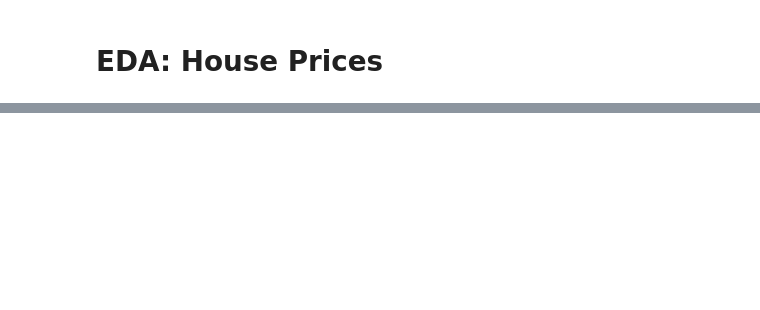
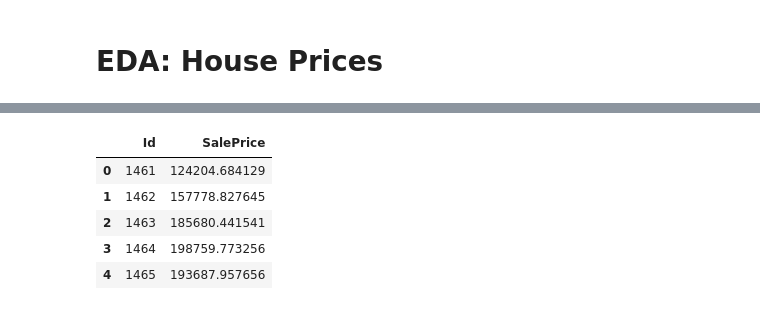
Before and after one commit to HolSoul/KaggleCompetitions, a Jupyter notebook: housing-prices-regression/notebooks/01-EDA.ipynb, the cells around one changed output, grey strips where cells are left out. Saved outputs shown, nothing was run; the diff lists cells and outputs as text; code cells hidden in the pictures; blank space fills up the shorter version.

```diff
--- a/housing-prices-regression/notebooks/01-EDA.ipynb
+++ b/housing-prices-regression/notebooks/01-EDA.ipynb
@@ -210,0 +462,76 @@ Ridge RMSE: 0.12725
+# %%
+from sklearn.model_selection import KFold
+import numpy as np
+
+# --- Stacking Implementation ---
+
+# We'll use the models and parameters from our best submission (the one that got 36th place)
+# We will use the outlier-removed X and y datasets
+ridge = Ridge(alpha=15)
+lasso = Lasso(alpha=0.0004, max_iter=5000)
+elasticnet = ElasticNet(alpha=0.0005, l1_ratio=0.9)
+xgb = XGBRegressor(learning_rate=0.05, n_estimators=3460,
+                   max_depth=3, min_child_weight=0,
+                   gamma=0, subsample=0.7,
+                   colsample_bytree=0.7,
+                   reg_alpha=0.005,
+                   nthread=-1,
+                   scale_pos_weight=1, seed=27,
+                   random_state=42)
+
+base_models = {'Ridge': ridge, 'Lasso': lasso, 'ElasticNet': elasticnet, 'XGBoost': xgb}
+kfolds = KFold(n_splits=10, shuffle=True, random_state=42)
+
+# This function generates "out-of-fold" predictions.
+# This is a key part of stacking to prevent data leakage.
+def get_oof_predictions(models, X_train, y_train, X_test, kfolds):
+    # Create empty arrays to store our predictions
+    oof_train = np.zeros((X_train.shape[0], len(models)))
+    oof_test = np.zeros((X_test.shape[0], len(models)))
+
+    X_train_np = X_train.values
+    y_train_np = y_train.values
+    X_test_np = X_test.values
+
+    for i, (name, model) in enumerate(models.items()):
+        print(f"Training and predicting with {name}...")
+        oof_test_model = np.zeros((X_test.shape[0], kfolds.n_splits))
+
+        for j, (train_idx, val_idx) in enumerate(kfolds.split(X_train_np)):
+            X_fold_train, X_fold_val = X_train_np[train_idx], X_train_np[val_idx]
+            y_fold_train = y_train_np[train_idx]
+
+            model.fit(X_fold_train, y_fold_train)
+
+            oof_train[val_idx, i] = model.predict(X_fold_val)
+            oof_test_model[:, j] = model.predict(X_test_np)
+
+        oof_test[:, i] = oof_test_model.mean(axis=1) # Average predictions for the test set
+
+    return oof_train, oof_test
+
+# Get the predictions from our base models
+oof_train_preds, oof_test_preds = get_oof_predictions(base_models, X, y, X_test, kfolds)
+
+# --- Train the Meta-Model ---
+print("\nTraining the meta-model...")
+
+# We'll use Lasso as our meta-model. It's great for finding the best weights for combining predictions.
+meta_model = Lasso(alpha=0.0001, max_iter=5000)
+
+# The training data for the meta-model are the predictions from the base models
+meta_model.fit(oof_train_preds, y)
+
+# Make the final prediction on the test predictions
+final_predictions_log = meta_model.predict(oof_test_preds)
+
+# Reverse the log transformation
+final_predictions = np.expm1(final_predictions_log)
+
+# --- Create final submission file ---
+submission_stacked = pd.DataFrame({'Id': test_df['Id'], 'SalePrice': final_predictions})
+submission_stacked.to_csv('submission_stacked.csv', index=False)
+
+print("\nStacked submission file 'submission_stacked.csv' created successfully!")
+submission_stacked.head()
+# %% [output]
@@ -210,0 +539,6 @@ Ridge RMSE: 0.12725
+|  | Id | SalePrice |
+| 0 | 1461 | 124204.684129 |
+| 1 | 1462 | 157778.827645 |
+| 2 | 1463 | 185680.441541 |
+| 3 | 1464 | 198759.773256 |
+| 4 | 1465 | 193687.957656 |
```
Also changed, not shown: parts of 20 cells of this notebook, 10 other files.
